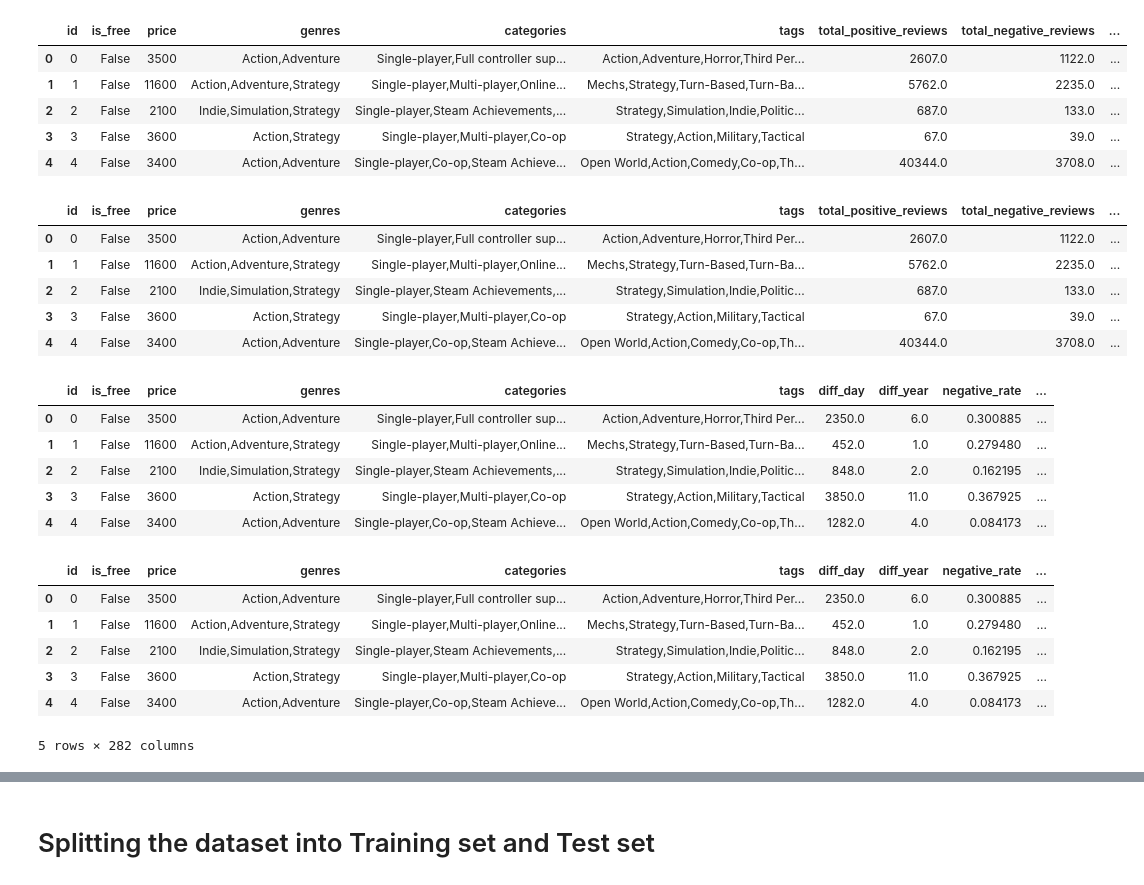
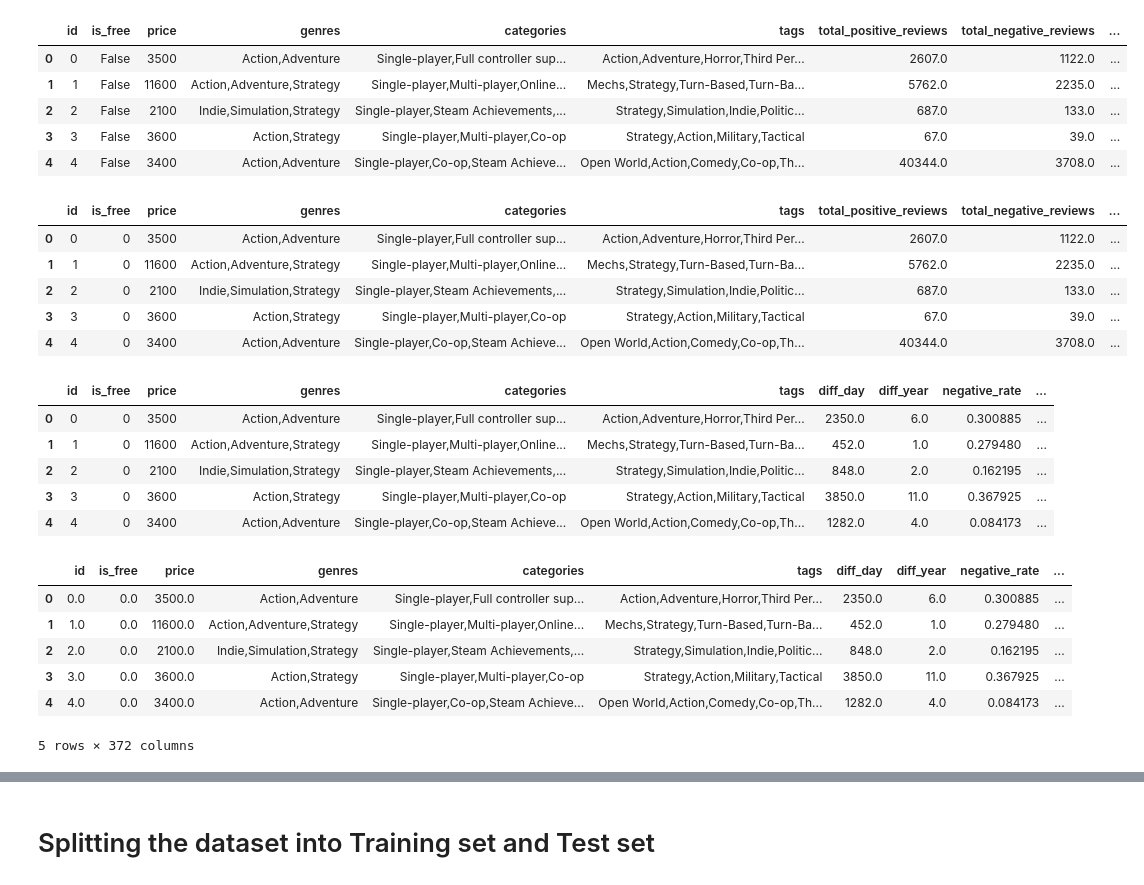
Before and after one commit to KabirRajput/5001_GameTime_Prediction, a Jupyter notebook: MSBD_KABIR_RAJPUT.ipynb, the cells around one changed output, grey strips where cells are left out. Cells and saved outputs as stored; diff of their text form; code cells hidden in the pictures.

```diff
--- a/MSBD_KABIR_RAJPUT.ipynb
+++ b/MSBD_KABIR_RAJPUT.ipynb
@@ -365,16 +367,23 @@ test_df.head()
 # %%
 test_df["diff_year"].fillna(test_df["diff_year"].median(), inplace=True)
 test_df["diff_day"].fillna(test_df["diff_day"].median(), inplace=True)
 test_df["total_positive_reviews"].fillna(test_df["total_positive_reviews"].median(), inplace=True)
 test_df["total_negative_reviews"].fillna(test_df["total_negative_reviews"].median(), inplace=True)
+
+test_df.dropna(inplace=True)
+test_df.reset_index(drop=True, inplace=True)
+
+
+# Replacing columns with f/t with 0/1
+test_df.replace({False: 0, True: 1}, inplace=True)
 test_df.head()
 # %% [output]
 |  | id | is_free | price | genres | categories | tags | total_positive_reviews | total_negative_reviews | ... |
-| 0 | 0 | False | 3500 | Action,Adventure | Single-player,Full controller sup... | Action,Adventure,Horror,Third Per... | 2607.0 | 1122.0 | ... |
-| 1 | 1 | False | 11600 | Action,Adventure,Strategy | Single-player,Multi-player,Online... | Mechs,Strategy,Turn-Based,Turn-Ba... | 5762.0 | 2235.0 | ... |
-| 2 | 2 | False | 2100 | Indie,Simulation,Strategy | Single-player,Steam Achievements,... | Strategy,Simulation,Indie,Politic... | 687.0 | 133.0 | ... |
-| 3 | 3 | False | 3600 | Action,Strategy | Single-player,Multi-player,Co-op | Strategy,Action,Military,Tactical | 67.0 | 39.0 | ... |
-| 4 | 4 | False | 3400 | Action,Adventure | Single-player,Co-op,Steam Achieve... | Open World,Action,Comedy,Co-op,Th... | 40344.0 | 3708.0 | ... |
+| 0 | 0 | 0 | 3500 | Action,Adventure | Single-player,Full controller sup... | Action,Adventure,Horror,Third Per... | 2607.0 | 1122.0 | ... |
+| 1 | 1 | 0 | 11600 | Action,Adventure,Strategy | Single-player,Multi-player,Online... | Mechs,Strategy,Turn-Based,Turn-Ba... | 5762.0 | 2235.0 | ... |
+| 2 | 2 | 0 | 2100 | Indie,Simulation,Strategy | Single-player,Steam Achievements,... | Strategy,Simulation,Indie,Politic... | 687.0 | 133.0 | ... |
+| 3 | 3 | 0 | 3600 | Action,Strategy | Single-player,Multi-player,Co-op | Strategy,Action,Military,Tactical | 67.0 | 39.0 | ... |
+| 4 | 4 | 0 | 3400 | Action,Adventure | Single-player,Co-op,Steam Achieve... | Open World,Action,Comedy,Co-op,Th... | 40344.0 | 3708.0 | ... |
 # %%
 # change reviews to rates
 test_df["negative_rate"] = test_df.apply(lambda raw: raw["total_negative_reviews"]\
@@ -393,26 +402,26 @@ test_df.drop(columns=["total_positive_reviews", "total_negative_reviews"], inpla
 test_df.head()
 # %% [output]
 |  | id | is_free | price | genres | categories | tags | diff_day | diff_year | negative_rate | ... |
-| 0 | 0 | False | 3500 | Action,Adventure | Single-player,Full controller sup... | Action,Adventure,Horror,Third Per... | 2350.0 | 6.0 | 0.300885 | ... |
-| 1 | 1 | False | 11600 | Action,Adventure,Strategy | Single-player,Multi-player,Online... | Mechs,Strategy,Turn-Based,Turn-Ba... | 452.0 | 1.0 | 0.279480 | ... |
-| 2 | 2 | False | 2100 | Indie,Simulation,Strategy | Single-player,Steam Achievements,... | Strategy,Simulation,Indie,Politic... | 848.0 | 2.0 | 0.162195 | ... |
-| 3 | 3 | False | 3600 | Action,Strategy | Single-player,Multi-player,Co-op | Strategy,Action,Military,Tactical | 3850.0 | 11.0 | 0.367925 | ... |
-| 4 | 4 | False | 3400 | Action,Adventure | Single-player,Co-op,Steam Achieve... | Open World,Action,Comedy,Co-op,Th... | 1282.0 | 4.0 | 0.084173 | ... |
+| 0 | 0 | 0 | 3500 | Action,Adventure | Single-player,Full controller sup... | Action,Adventure,Horror,Third Per... | 2350.0 | 6.0 | 0.300885 | ... |
+| 1 | 1 | 0 | 11600 | Action,Adventure,Strategy | Single-player,Multi-player,Online... | Mechs,Strategy,Turn-Based,Turn-Ba... | 452.0 | 1.0 | 0.279480 | ... |
+| 2 | 2 | 0 | 2100 | Indie,Simulation,Strategy | Single-player,Steam Achievements,... | Strategy,Simulation,Indie,Politic... | 848.0 | 2.0 | 0.162195 | ... |
+| 3 | 3 | 0 | 3600 | Action,Strategy | Single-player,Multi-player,Co-op | Strategy,Action,Military,Tactical | 3850.0 | 11.0 | 0.367925 | ... |
+| 4 | 4 | 0 | 3400 | Action,Adventure | Single-player,Co-op,Steam Achieve... | Open World,Action,Comedy,Co-op,Th... | 1282.0 | 4.0 | 0.084173 | ... |
 # %%
 # chategorial variable transformation using dummies
-genres = test_df["genres"].str.get_dummies(",")
-categories = test_df["categories"].str.get_dummies(",")
-tags = test_df["tags"].str.get_dummies(",")
+genres_test = test_df["genres"].str.get_dummies(",")
+categories_test = test_df["categories"].str.get_dummies(",")
+tags_test = test_df["tags"].str.get_dummies(",")
 finish_test_df = pd.concat([test_df, genres, categories, tags], axis=1)
 finish_test_df.head()
 # %% [output]
 |  | id | is_free | price | genres | categories | tags | diff_day | diff_year | negative_rate | ... |
-| 0 | 0 | False | 3500 | Action,Adventure | Single-player,Full controller sup... | Action,Adventure,Horror,Third Per... | 2350.0 | 6.0 | 0.300885 | ... |
-| 1 | 1 | False | 11600 | Action,Adventure,Strategy | Single-player,Multi-player,Online... | Mechs,Strategy,Turn-Based,Turn-Ba... | 452.0 | 1.0 | 0.279480 | ... |
-| 2 | 2 | False | 2100 | Indie,Simulation,Strategy | Single-player,Steam Achievements,... | Strategy,Simulation,Indie,Politic... | 848.0 | 2.0 | 0.162195 | ... |
-| 3 | 3 | False | 3600 | Action,Strategy | Single-player,Multi-player,Co-op | Strategy,Action,Military,Tactical | 3850.0 | 11.0 | 0.367925 | ... |
-| 4 | 4 | False | 3400 | Action,Adventure | Single-player,Co-op,Steam Achieve... | Open World,Action,Comedy,Co-op,Th... | 1282.0 | 4.0 | 0.084173 | ... |
+| 0 | 0.0 | 0.0 | 3500.0 | Action,Adventure | Single-player,Full controller sup... | Action,Adventure,Horror,Third Per... | 2350.0 | 6.0 | 0.300885 | ... |
+| 1 | 1.0 | 0.0 | 11600.0 | Action,Adventure,Strategy | Single-player,Multi-player,Online... | Mechs,Strategy,Turn-Based,Turn-Ba... | 452.0 | 1.0 | 0.279480 | ... |
+| 2 | 2.0 | 0.0 | 2100.0 | Indie,Simulation,Strategy | Single-player,Steam Achievements,... | Strategy,Simulation,Indie,Politic... | 848.0 | 2.0 | 0.162195 | ... |
+| 3 | 3.0 | 0.0 | 3600.0 | Action,Strategy | Single-player,Multi-player,Co-op | Strategy,Action,Military,Tactical | 3850.0 | 11.0 | 0.367925 | ... |
+| 4 | 4.0 | 0.0 | 3400.0 | Action,Adventure | Single-player,Co-op,Steam Achieve... | Open World,Action,Comedy,Co-op,Th... | 1282.0 | 4.0 | 0.084173 | ... |
-5 rows × 282 columns
+5 rows × 372 columns
 # %%
 finish_test_df.drop(columns=["id","is_free", "genres", "categories", "tags"], inplace=True)
 # %%
```
Also changed, not shown: parts of 37 cells of this notebook, 1 other file.
